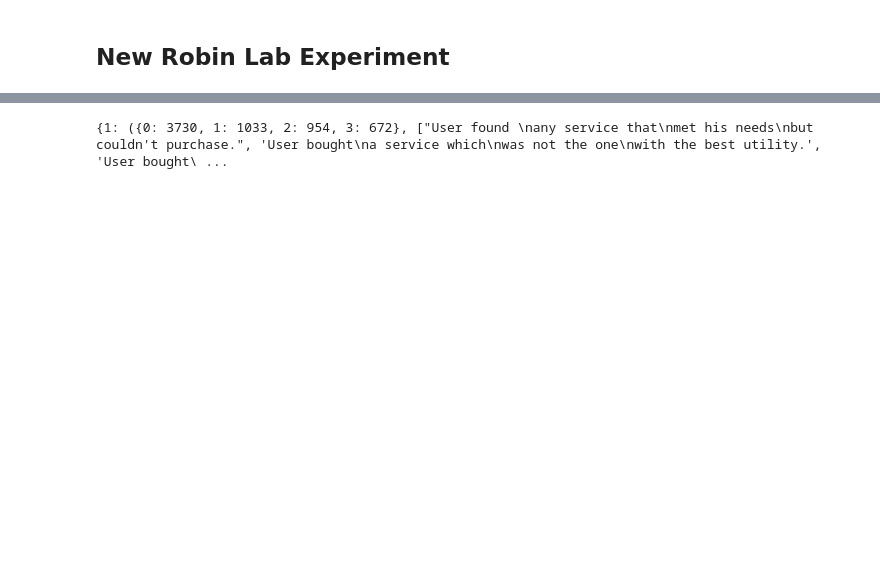
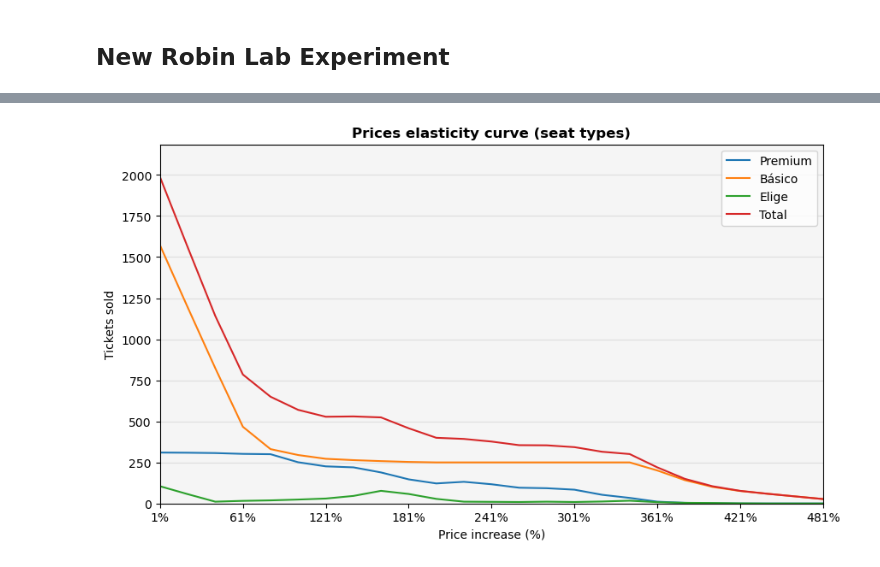
Before and after one commit to JoseAngelMartinB/robin, a Jupyter notebook: notebooks/11.0-robin_labs.ipynb, the cells around one changed output, grey strips where cells are left out. Cells and saved outputs as stored; diff of their text form; code cells hidden in the pictures; blank space fills up the shorter version.

Commit message:
test robin labs plots

```diff
--- a/notebooks/11.0-robin_labs.ipynb
+++ b/notebooks/11.0-robin_labs.ipynb
@@ -242,6 +185,4 @@ demand_status, tickets_by_date, tickets_by_w_s = robin_lab.get_kpis()
-# %%
-# Different situations the passengers have encountered during the simulation
-
-print(demand_status)
-# %% [output]
-{1: ({0: 3730, 1: 1033, 2: 954, 3: 672}, ["User found \nany service that\nmet his needs\nbut couldn't purchase.", 'User bought\na service which\nwas not the one\nwith the best utility.', 'User bought\ ...
+# %%
+robin_lab.plot_seat_elasticity_curve(save_path=Path(save_path / "elasticity_curve_ewgt23.svg"))
+# %% [output]
+[figure, added]
```
Also changed, not shown: parts of 11 cells of this notebook.
